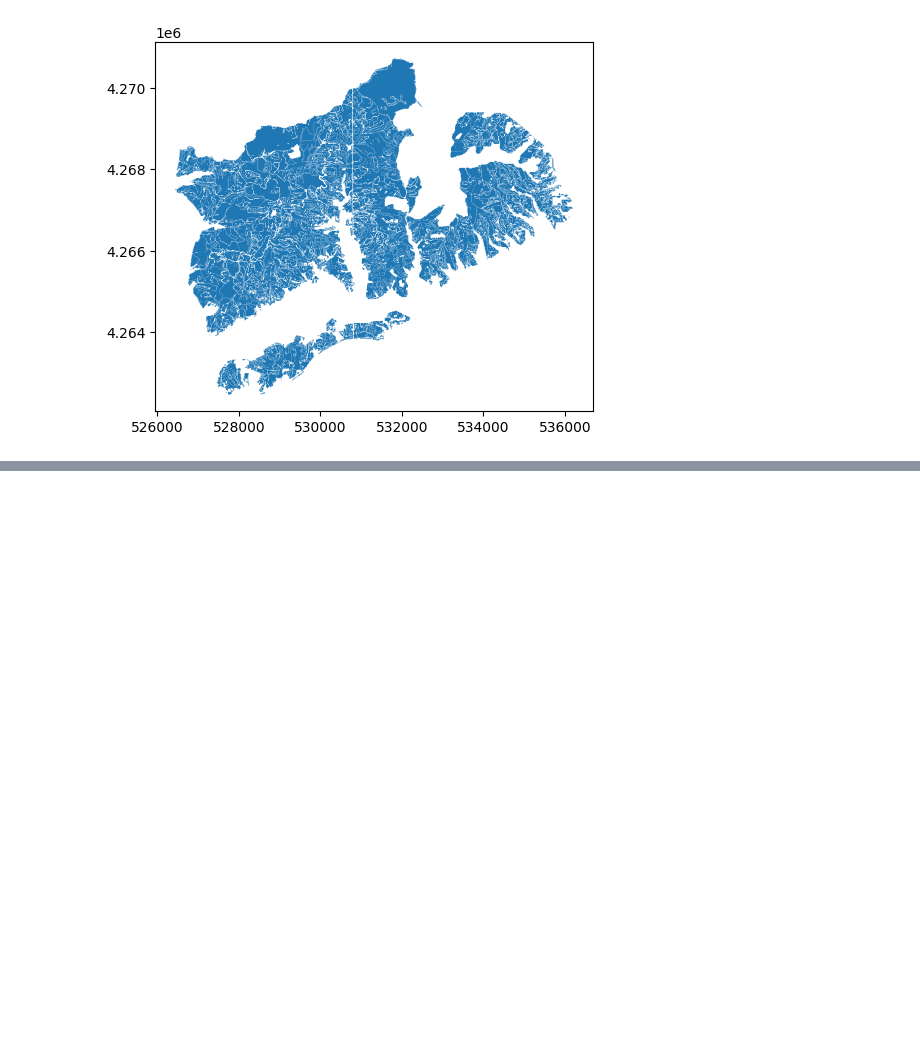
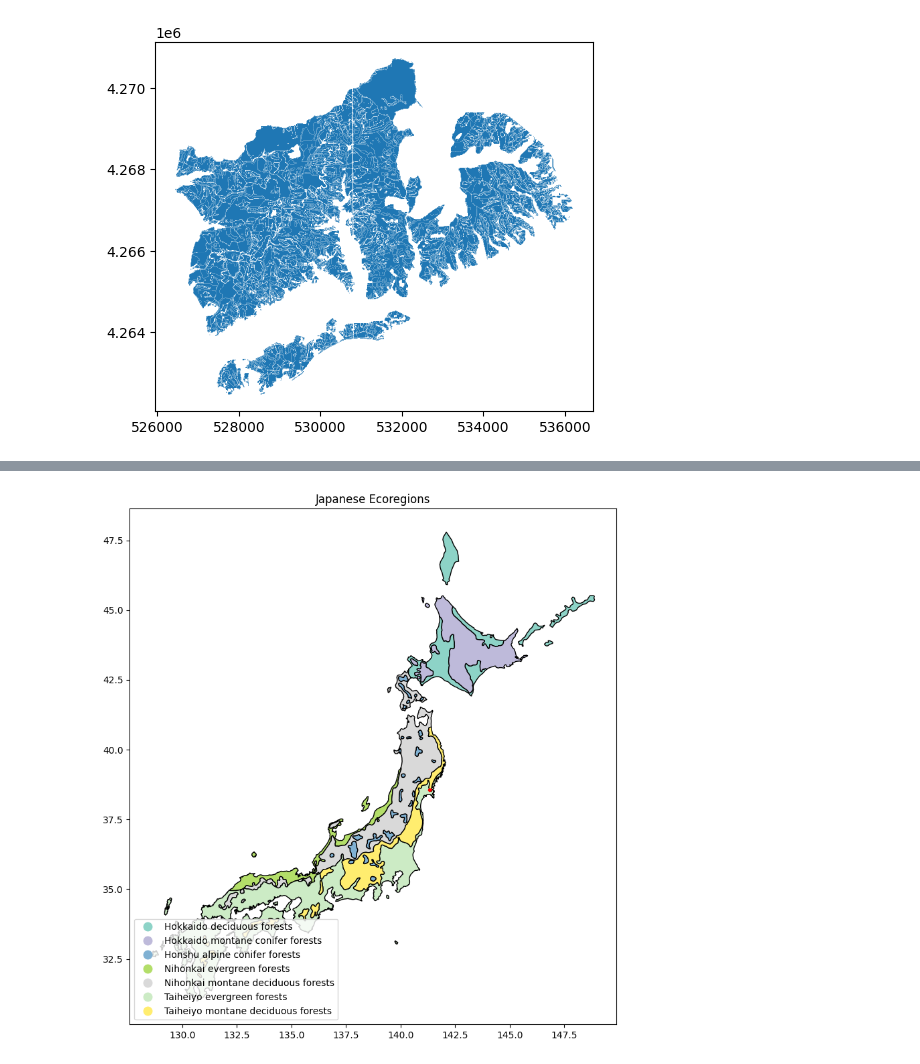
Before and after one commit to iaguerri/carbon-sequestration, a Jupyter notebook: jupyter/carbon_sequestration.ipynb, the cells around one changed output, grey strips where cells are left out. Saved outputs shown, nothing was run; the diff lists cells and outputs as text; code cells hidden in the pictures; blank space fills up the shorter version.

```diff
--- a/jupyter/carbon_sequestration.ipynb
+++ b/jupyter/carbon_sequestration.ipynb
@@ -89,0 +91,3 @@ NameError: name 'emap' is not defined
+# %%
+# load the Biomes dataset
+biomes = gpd.read_file('/app/data/biome_japan.geojson',driver='GeoJSON')
@@ -89,0 +105,9 @@ NameError: name 'emap' is not defined
+# %%
+cmap='Set3'
+fig,ax = plt.subplots(1,1,figsize=(15,10))
+ax.set_title('Japanese Ecoregions')
+biomes.plot(ax=ax,column='ECO_NAME',cmap=cmap,edgecolor='black',legend=True,legend_kwds= {'ncol': 1, 'loc': 'lower left'})
+aoi_4326.boundary.plot(ax=ax, color="red")
+plt.show()
+# %% [output]
+[figure, added]
```
Also changed, not shown: parts of 19 cells of this notebook, 4 other files.
